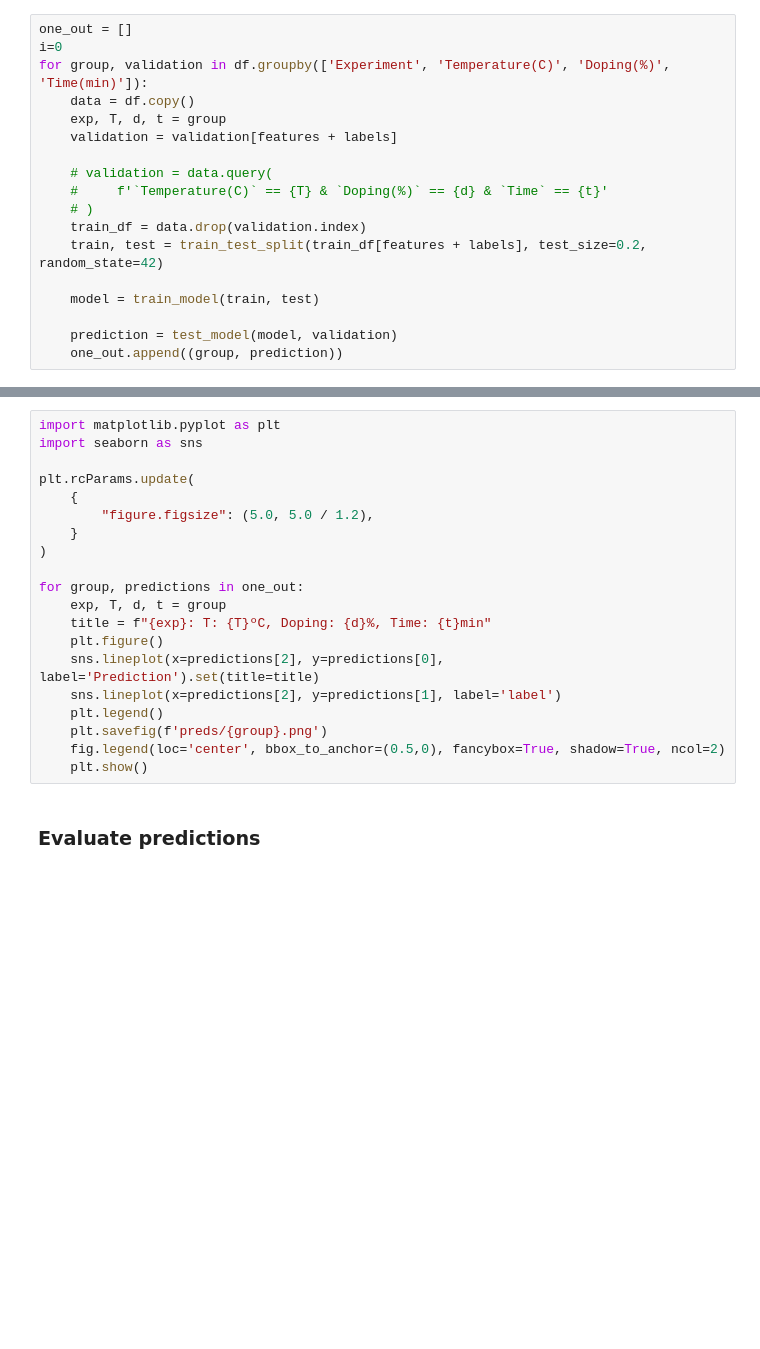
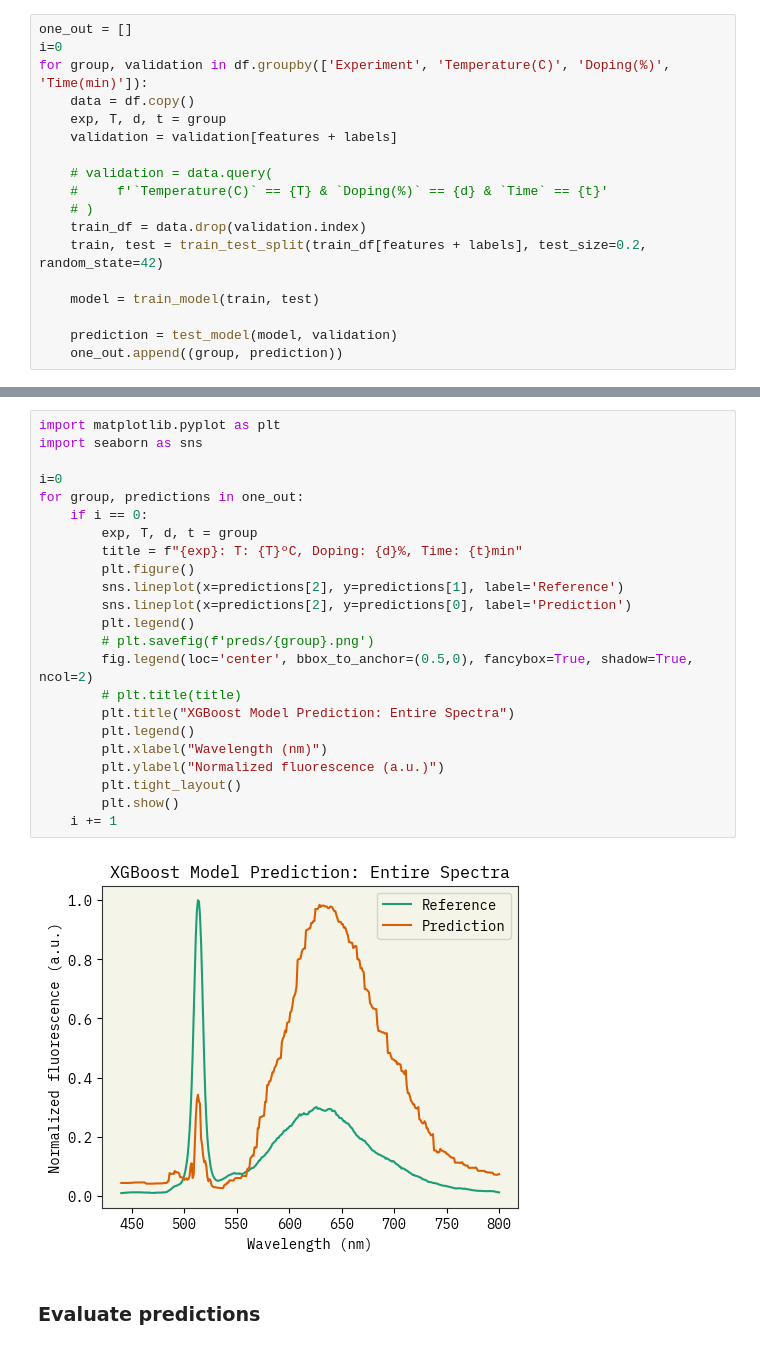
Before and after one commit to maykcaldas/BioNano-DOE, a Jupyter notebook: AgML/predict.ipynb, the cells around one changed output, grey strips where cells are left out. Cells and saved outputs as stored; diff of their text form; blank space fills up the shorter version.

```diff
--- a/AgML/predict.ipynb
+++ b/AgML/predict.ipynb
@@ -178,23 +288,28 @@ plt.show()
 # %%
 import matplotlib.pyplot as plt
 import seaborn as sns
 
-plt.rcParams.update(
-    {
-        "figure.figsize": (5.0, 5.0 / 1.2),
-    }
-)
-
+i=0
 for group, predictions in one_out:
-    exp, T, d, t = group
-    title = f"{exp}: T: {T}ºC, Doping: {d}%, Time: {t}min"
-    plt.figure()
-    sns.lineplot(x=predictions[2], y=predictions[0], label='Prediction').set(title=title)
-    sns.lineplot(x=predictions[2], y=predictions[1], label='label')
-    plt.legend()
-    plt.savefig(f'preds/{group}.png')
-    fig.legend(loc='center', bbox_to_anchor=(0.5,0), fancybox=True, shadow=True, ncol=2)
-    plt.show()
+    if i == 0:
+        exp, T, d, t = group
+        title = f"{exp}: T: {T}ºC, Doping: {d}%, Time: {t}min"
+        plt.figure()
+        sns.lineplot(x=predictions[2], y=predictions[1], label='Reference')
+        sns.lineplot(x=predictions[2], y=predictions[0], label='Prediction')
+        plt.legend()
+        # plt.savefig(f'preds/{group}.png')
+        fig.legend(loc='center', bbox_to_anchor=(0.5,0), fancybox=True, shadow=True, ncol=2)
+        # plt.title(title)
+        plt.title("XGBoost Model Prediction: Entire Spectra")
+        plt.legend()
+        plt.xlabel("Wavelength (nm)")
+        plt.ylabel("Normalized fluorescence (a.u.)")
+        plt.tight_layout()
+        plt.show()
+    i += 1
+# %% [output]
+[figure, added]
 # %% [markdown]
 ### Evaluate predictions
 # %%
```
Also changed, not shown: parts of 19 cells of this notebook, 3 other files.
